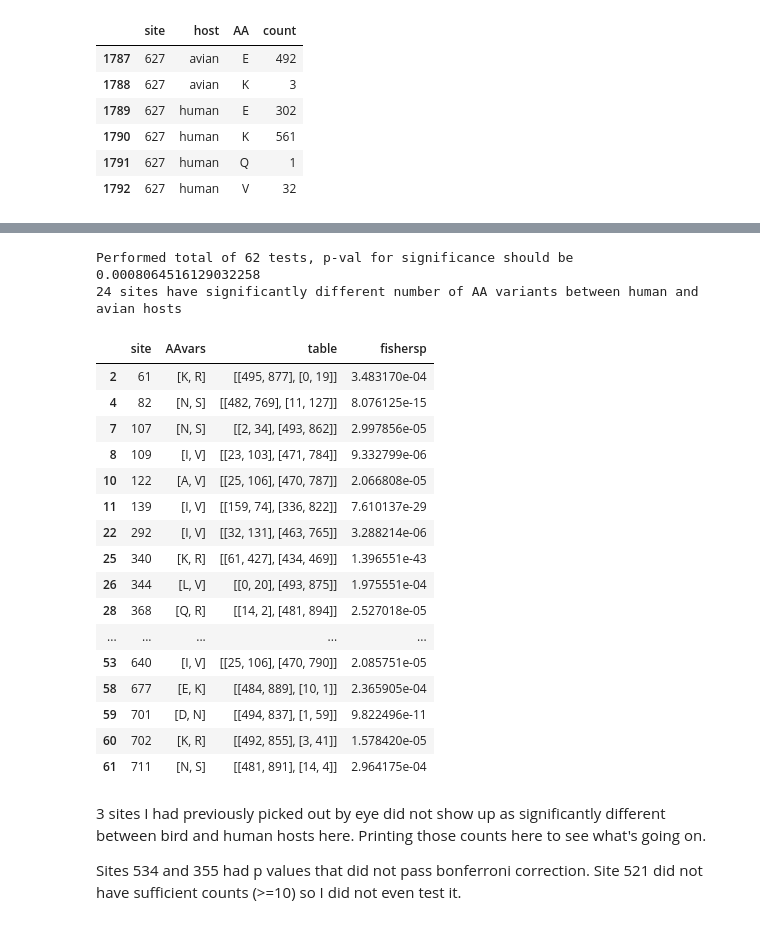
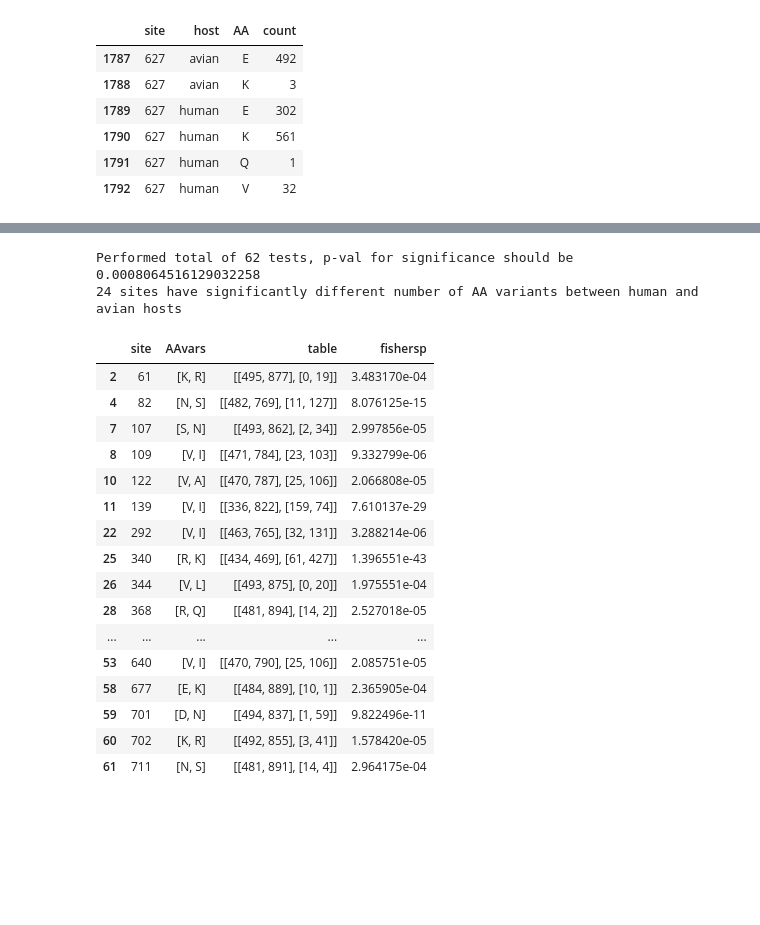
Before and after one commit to jbloomlab/PB2-DMS, a Jupyter notebook: Fig6_H7N9_draft.ipynb, the cells around one changed output, grey strips where cells are left out. Cells and saved outputs as stored; diff of their text form; code cells hidden in the pictures; blank space fills up the shorter version.

Commit message:
Site-wise test attempt 2

```diff
--- a/Fig6_H7N9_draft.ipynb
+++ b/Fig6_H7N9_draft.ipynb
@@ -961,0 +982,4 @@ dffishers.head()
+# %%
+# Do fisher's exact test on all sites that have mutations appearing >=10 times
+dffishers_allsites = sitewiseFishers(dfgroup, range(1,760), 10)
+dffishers_allsites.head()
@@ -962,35 +993,30 @@ dffishers.head()
 # %%
 # Calculate p val for Bonferroni correction
-pbonferroni = 0.05 / len(dffishers)
+pbonferroni = 0.05 / len(dffishers_allsites)
 print('Performed total of {0} tests, p-val for significance should be {1}'
-      .format(len(dffishers), pbonferroni))
+      .format(len(dffishers_allsites), pbonferroni))
 
 # Final set of sites with significant p vals
-dffisherspass = dffishers[dffishers['fishersp']<pbonferroni]
+dffisherspass = dffishers_allsites[dffishers_allsites['fishersp']<pbonferroni]
 print('{0} sites have significantly different number of AA variants between human and avian hosts'.format(len(dffisherspass)))
 dffisherspass
 # %% [output]
 Performed total of 62 tests, p-val for significance should be 0.0008064516129032258
 24 sites have significantly different number of AA variants between human and avian hosts
 |  | site | AAvars | table | fishersp |
 | 2 | 61 | [K, R] | [[495, 877], [0, 19]] | 3.483170e-04 |
 | 4 | 82 | [N, S] | [[482, 769], [11, 127]] | 8.076125e-15 |
-| 7 | 107 | [N, S] | [[2, 34], [493, 862]] | 2.997856e-05 |
-| 8 | 109 | [I, V] | [[23, 103], [471, 784]] | 9.332799e-06 |
-| 10 | 122 | [A, V] | [[25, 106], [470, 787]] | 2.066808e-05 |
-| 11 | 139 | [I, V] | [[159, 74], [336, 822]] | 7.610137e-29 |
-| 22 | 292 | [I, V] | [[32, 131], [463, 765]] | 3.288214e-06 |
-| 25 | 340 | [K, R] | [[61, 427], [434, 469]] | 1.396551e-43 |
-| 26 | 344 | [L, V] | [[0, 20], [493, 875]] | 1.975551e-04 |
-| 28 | 368 | [Q, R] | [[14, 2], [481, 894]] | 2.527018e-05 |
+| 7 | 107 | [S, N] | [[493, 862], [2, 34]] | 2.997856e-05 |
+| 8 | 109 | [V, I] | [[471, 784], [23, 103]] | 9.332799e-06 |
+| 10 | 122 | [V, A] | [[470, 787], [25, 106]] | 2.066808e-05 |
+| 11 | 139 | [V, I] | [[336, 822], [159, 74]] | 7.610137e-29 |
+| 22 | 292 | [V, I] | [[463, 765], [32, 131]] | 3.288214e-06 |
+| 25 | 340 | [R, K] | [[434, 469], [61, 427]] | 1.396551e-43 |
+| 26 | 344 | [V, L] | [[493, 875], [0, 20]] | 1.975551e-04 |
+| 28 | 368 | [R, Q] | [[481, 894], [14, 2]] | 2.527018e-05 |
 | ... | ... | ... | ... | ... |
-| 53 | 640 | [I, V] | [[25, 106], [470, 790]] | 2.085751e-05 |
+| 53 | 640 | [V, I] | [[470, 790], [25, 106]] | 2.085751e-05 |
 | 58 | 677 | [E, K] | [[484, 889], [10, 1]] | 2.365905e-04 |
 | 59 | 701 | [D, N] | [[494, 837], [1, 59]] | 9.822496e-11 |
 | 60 | 702 | [K, R] | [[492, 855], [3, 41]] | 1.578420e-05 |
 | 61 | 711 | [N, S] | [[481, 891], [14, 4]] | 2.964175e-04 |
-# %% [markdown]
-3 sites I had previously picked out by eye did not show up as significantly different between bird and human hosts here. Printing those counts here to see what's going on.
-
-Sites 534 and 355 had p values that did not pass bonferroni correction.
-Site 521 did not have sufficient counts (>=10) so I did not even test it.
```
Also changed, not shown: parts of 10 cells of this notebook.
